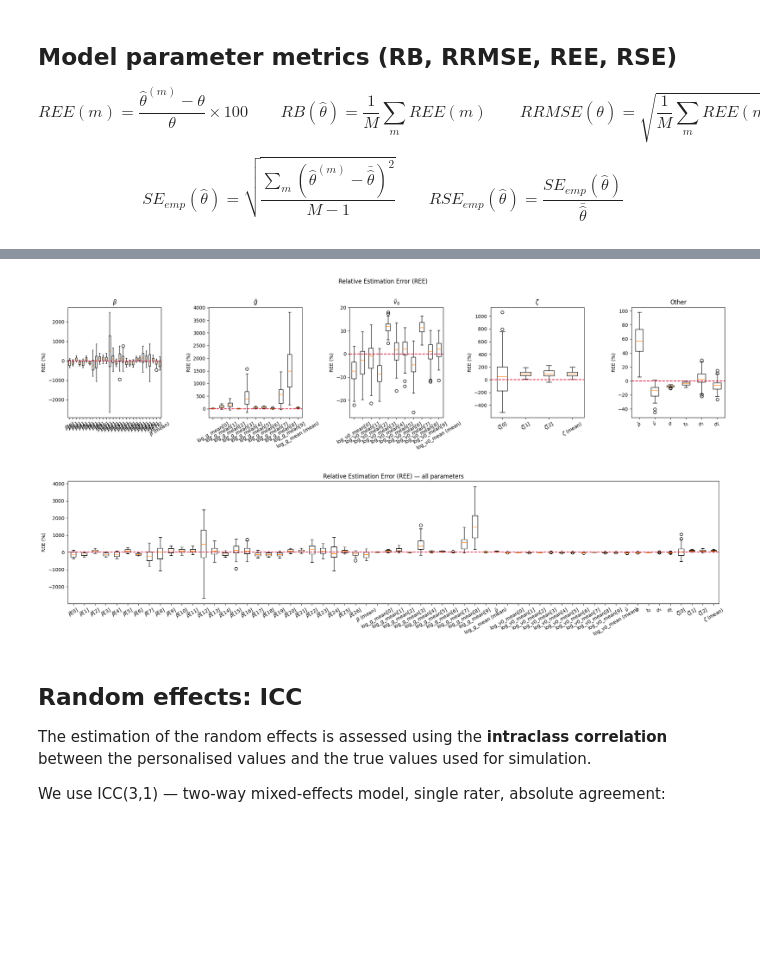
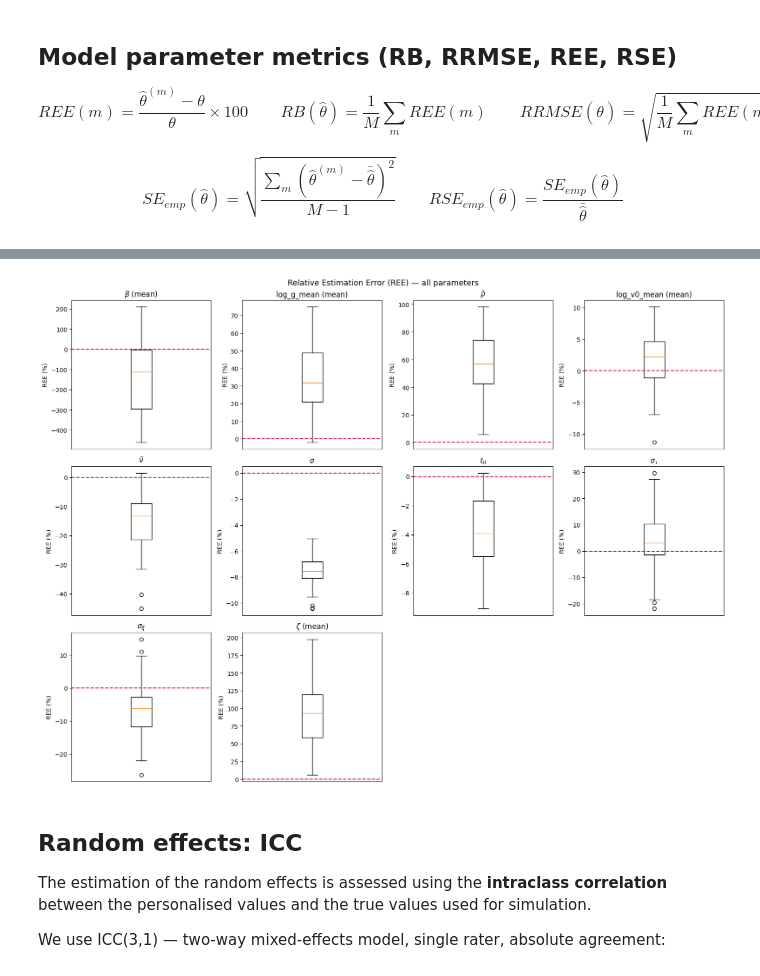
Before and after one commit to JeanJNMV/leaspy-JointSimulation, a Jupyter notebook: notebooks/3. Paper's Pipeline.ipynb, the cells around one changed output, grey strips where cells are left out. Drawn from its saved outputs; the diff is of its cells as text; code cells hidden in the pictures; blank space fills up the shorter version.

Commit message:
added 2a (metrics without data) with faithful params, some changes in plot in 3 and info about datasets

```diff
--- a/notebooks/3. Paper's Pipeline.ipynb
+++ b/notebooks/3. Paper's Pipeline.ipynb
@@ -322,53 +304,27 @@ display(df_metrics)
 # %%
+if ree_dict:
+    n_params = len(ree_dict)
+    ncols = min(4, n_params)
+    nrows = (n_params + ncols - 1) // ncols
 
-# REE boxplots by parameter group
-GROUP_DEFS = [
-    ("betas",  lambda p: "beta"   in p,                       r"$\beta$"),
-    ("log_g",  lambda p: p in ("g", "log_g_mean"),            r"$\tilde{g}$"),
-    ("log_v0", lambda p: p in ("log_v0", "log_v0_mean"),      r"$\tilde{v}_0$"),
-    ("zeta",   lambda p: "zeta"   in p,                       r"$\zeta$"),
-    ("rest",   lambda p: True,                                 "Other"),
-]
+    fig, axes = plt.subplots(nrows, ncols, figsize=(4 * ncols, 4 * nrows))
+    axes = np.array(axes).ravel()
 
-seen = set()
-subplot_data = []
-for _, match_fn, title in GROUP_DEFS:
-    d = {lbl: ree for pname, lbls in ree_groups.items()
-         for lbl, ree in lbls.items() if match_fn(pname) and lbl not in seen}
-    seen.update(d)
-    if d:
-        subplot_data.append((title, d))
-
-if subplot_data:
-    n = len(subplot_data)
-    total_w = 4 * n
-
-    # --- grouped subplots ---
-    fig, axes = plt.subplots(1, n, figsize=(total_w, 5))
-    if n == 1:
-        axes = [axes]
-    for ax, (title, d) in zip(axes, subplot_data):
-        ax.boxplot(d.values(), tick_labels=d.keys(), vert=True)
+    for ax, (label, ree_vals) in zip(axes, ree_dict.items()):
+        ax.boxplot([ree_vals], vert=True)
         ax.axhline(0, color="crimson", linestyle="--", lw=1.5)
         ax.set_ylabel("REE (%)")
-        ax.set_title(title)
-        ax.tick_params(axis="x", rotation=30)
-    fig.suptitle("Relative Estimation Error (REE)", y=1.02)
+        ax.set_title(label)
+        ax.set_xticks([])
+
+    for ax in axes[n_params:]:
+        ax.set_visible(False)
+
+    fig.suptitle("Relative Estimation Error (REE) — all parameters", fontsize=13)
     plt.tight_layout()
     plt.show()
-
-    # --- all parameters in one plot ---
-    fig, ax = plt.subplots(figsize=(total_w, 5))
-    ax.boxplot(ree_dict.values(), tick_labels=ree_dict.keys(), vert=True)
-    ax.axhline(0, color="crimson", linestyle="--", lw=1.5)
-    ax.set_ylabel("REE (%)")
-    ax.set_title("Relative Estimation Error (REE) — all parameters")
-    ax.tick_params(axis="x", rotation=30)
-    plt.tight_layout()
-    plt.show()
 # %% [output]
-[figure, old version]
+[figure, new version]
-[figure, removed]
 # %% [markdown]
 ## Random effects: ICC
 
```
Also changed, not shown: parts of 2 cells of this notebook, 6 other files.
